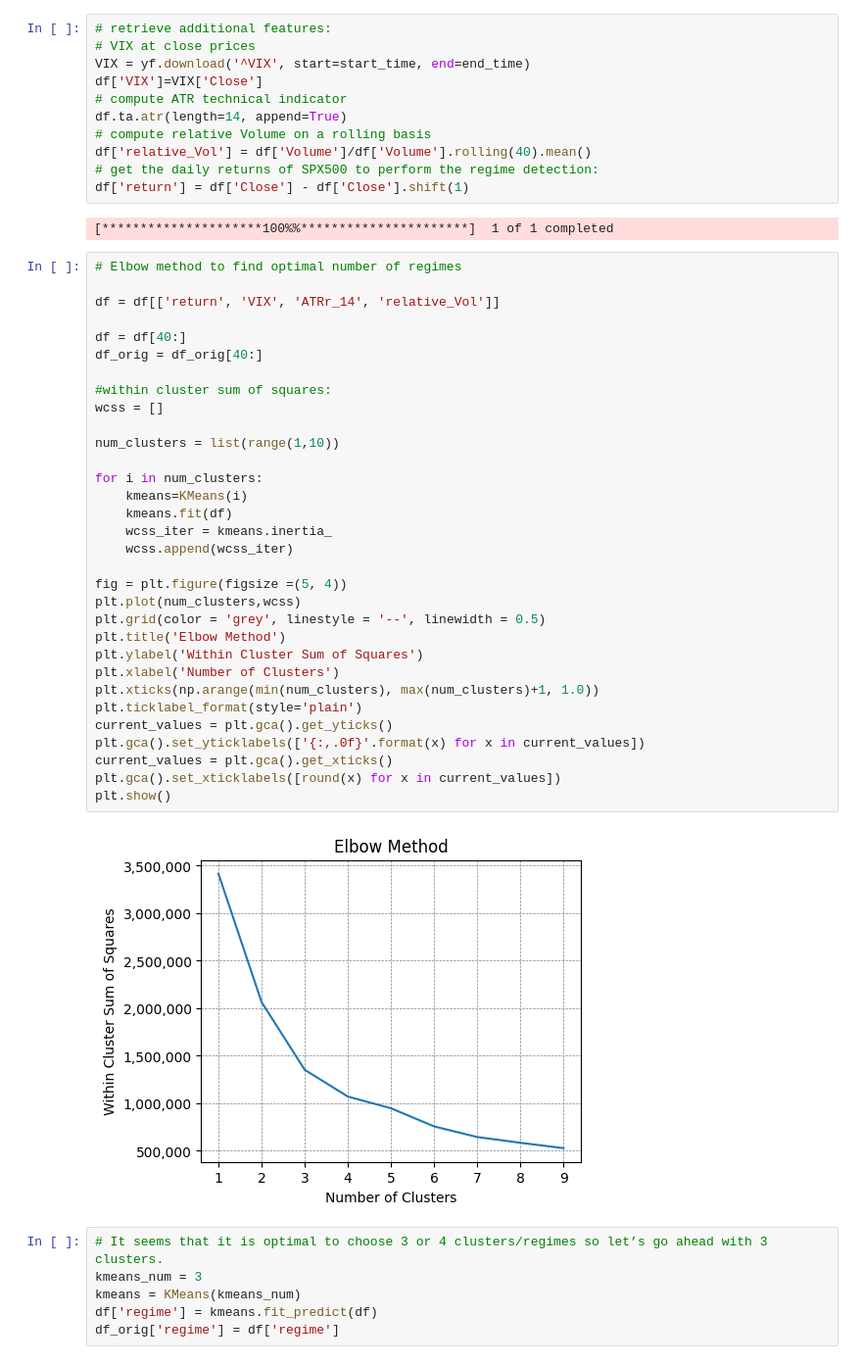
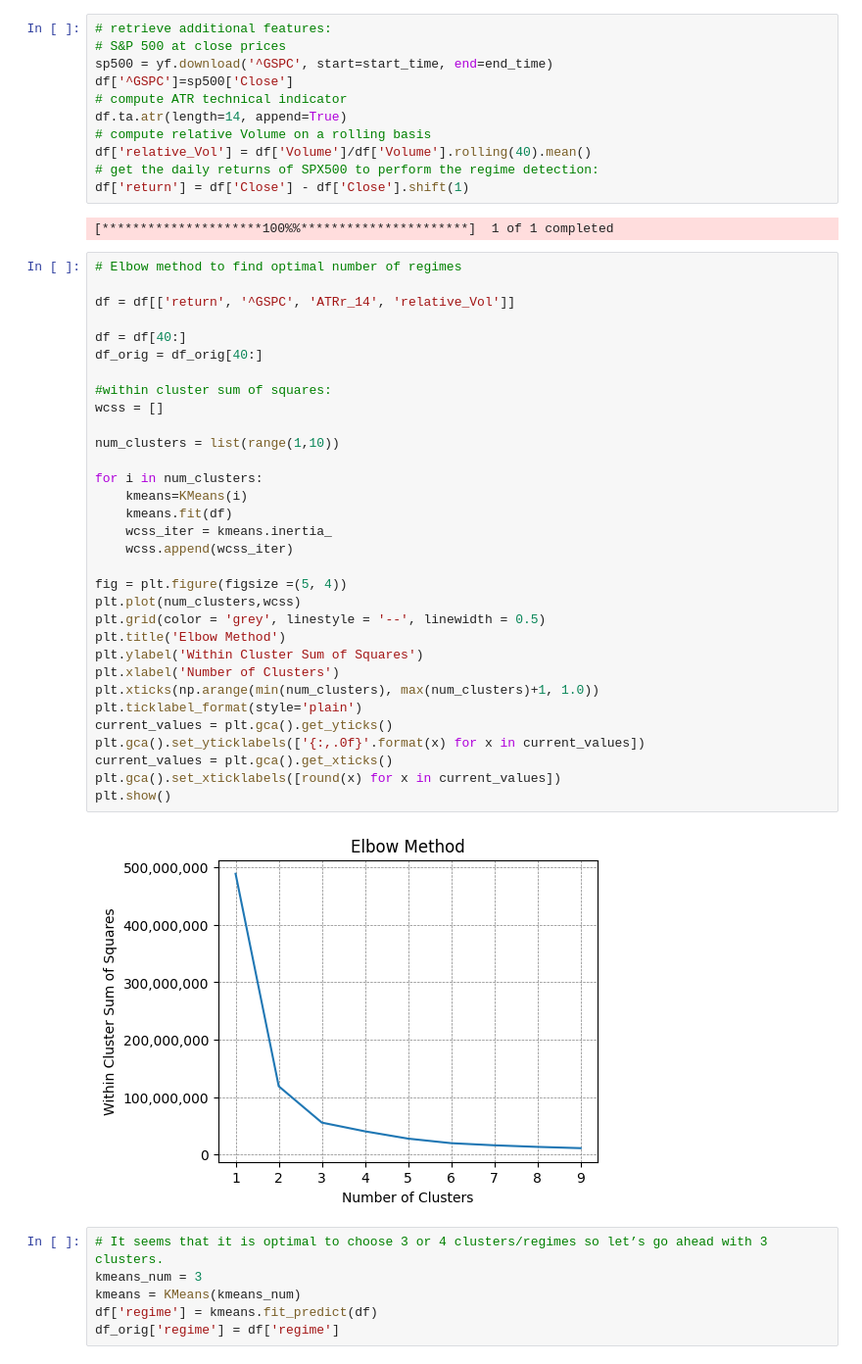
Before and after one commit to afatania09/capstone, a Jupyter notebook: Notebooks/Regime Detection/regimedetectionmodels.ipynb, the cells around one changed output. Shown at 98% size. Saved outputs shown, nothing was run; the diff lists cells and outputs as text.

```diff
--- a/Notebooks/Regime Detection/regimedetectionmodels.ipynb
+++ b/Notebooks/Regime Detection/regimedetectionmodels.ipynb
@@ -201,9 +197,9 @@ df_orig = yf.download(asset, start=start_time, end=end_time)
 [*********************100%%**********************]  1 of 1 completed
 # %%
 # retrieve additional features:
-# VIX at close prices
-VIX = yf.download('^VIX', start=start_time, end=end_time)
-df['VIX']=VIX['Close']
+# S&P 500 at close prices
+sp500 = yf.download('^GSPC', start=start_time, end=end_time)
+df['^GSPC']=sp500['Close']
 # compute ATR technical indicator
 df.ta.atr(length=14, append=True)
 # compute relative Volume on a rolling basis
@@ -215,37 +211,37 @@ df['return'] = df['Close'] - df['Close'].shift(1)
 # %%
 # Elbow method to find optimal number of regimes
 
-df = df[['return', 'VIX', 'ATRr_14', 'relative_Vol']]
+df = df[['return', '^GSPC', 'ATRr_14', 'relative_Vol']]
 
 df = df[40:]
 df_orig = df_orig[40:]
 
 #within cluster sum of squares:
 wcss = []
 
 num_clusters = list(range(1,10))
 
 for i in num_clusters:
     kmeans=KMeans(i)
     kmeans.fit(df)
     wcss_iter = kmeans.inertia_
     wcss.append(wcss_iter)
 
 fig = plt.figure(figsize =(5, 4))
 plt.plot(num_clusters,wcss)
 plt.grid(color = 'grey', linestyle = '--', linewidth = 0.5)
 plt.title('Elbow Method')
 plt.ylabel('Within Cluster Sum of Squares')
 plt.xlabel('Number of Clusters')
 plt.xticks(np.arange(min(num_clusters), max(num_clusters)+1, 1.0))
 plt.ticklabel_format(style='plain')
 current_values = plt.gca().get_yticks()
 plt.gca().set_yticklabels(['{:,.0f}'.format(x) for x in current_values])
 current_values = plt.gca().get_xticks()
 plt.gca().set_xticklabels([round(x) for x in current_values])
 plt.show()
 # %% [output]
-[figure, old version]
+[figure, new version]
 # %%
 # It seems that it is optimal to choose 3 or 4 clusters/regimes so let’s go ahead with 3 clusters.
 kmeans_num = 3
```
Also changed, not shown: parts of 6 cells of this notebook, 2 other files.
